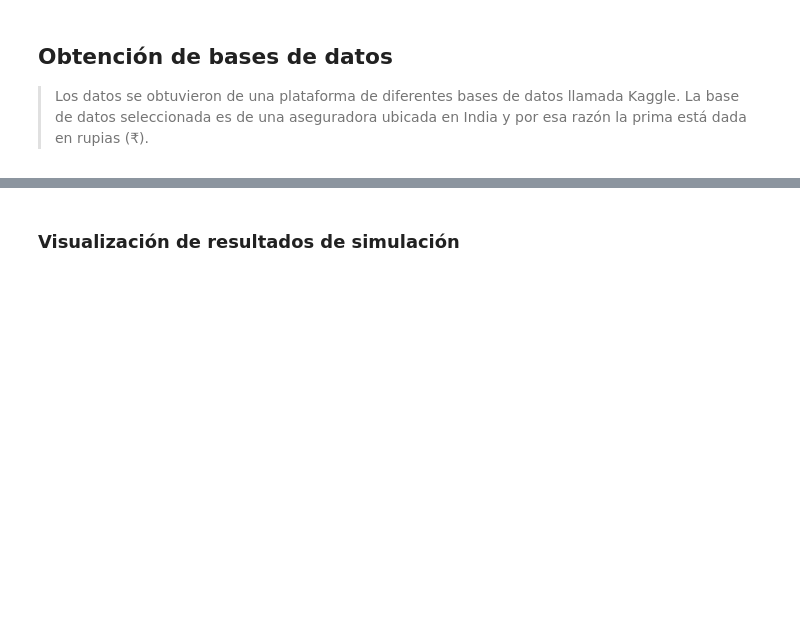
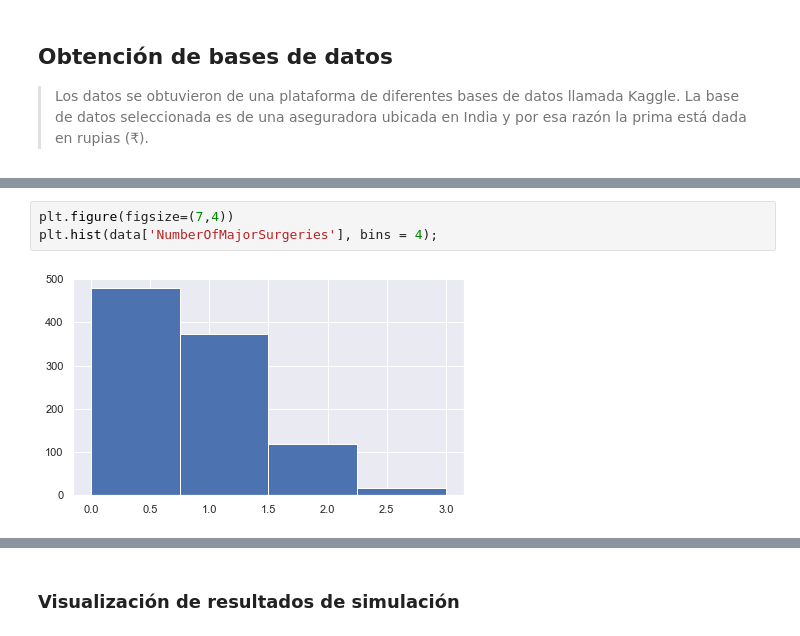
Before and after one commit to Tania-Bell/Proyecto_Modulo1, a Jupyter notebook: Proyecto_BellT_FloresA.ipynb, the cells around one changed output, grey strips where cells are left out. Cells and saved outputs as stored; diff of their text form; blank space fills up the shorter version.

```diff
--- a/Proyecto_BellT_FloresA.ipynb
+++ b/Proyecto_BellT_FloresA.ipynb
@@ -84,0 +108,5 @@ data
+# %%
+plt.figure(figsize=(7,4))
+plt.hist(data['NumberOfMajorSurgeries'], bins = 4);
+# %% [output]
+[figure, added]
```
Also changed, not shown: parts of 8 cells of this notebook, 2 other files.
